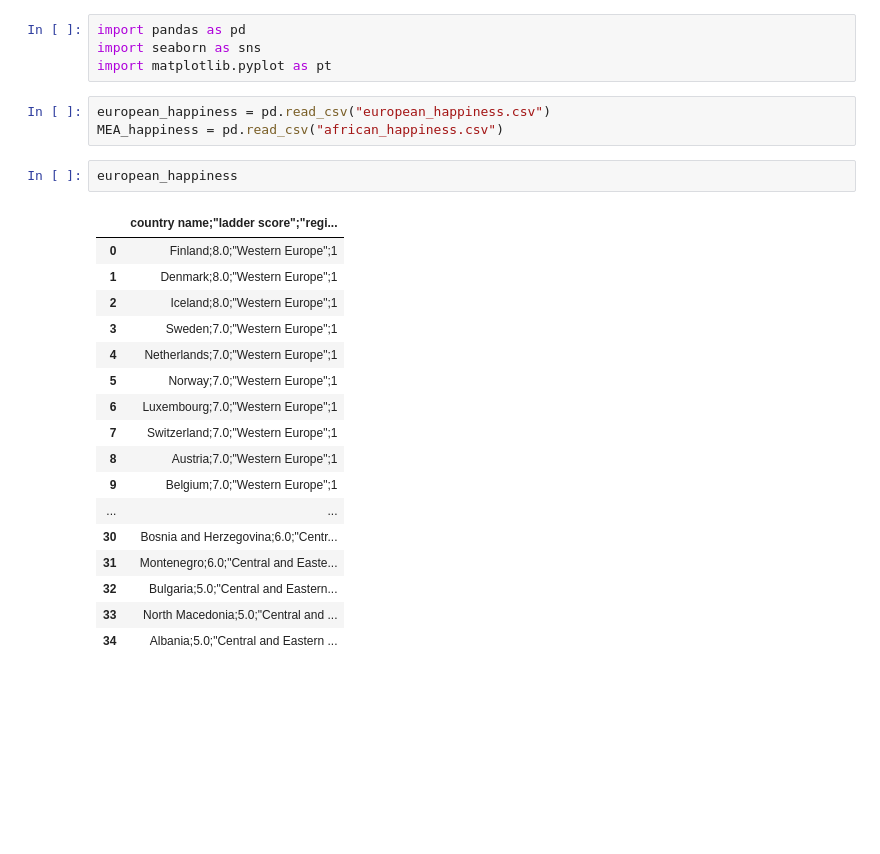
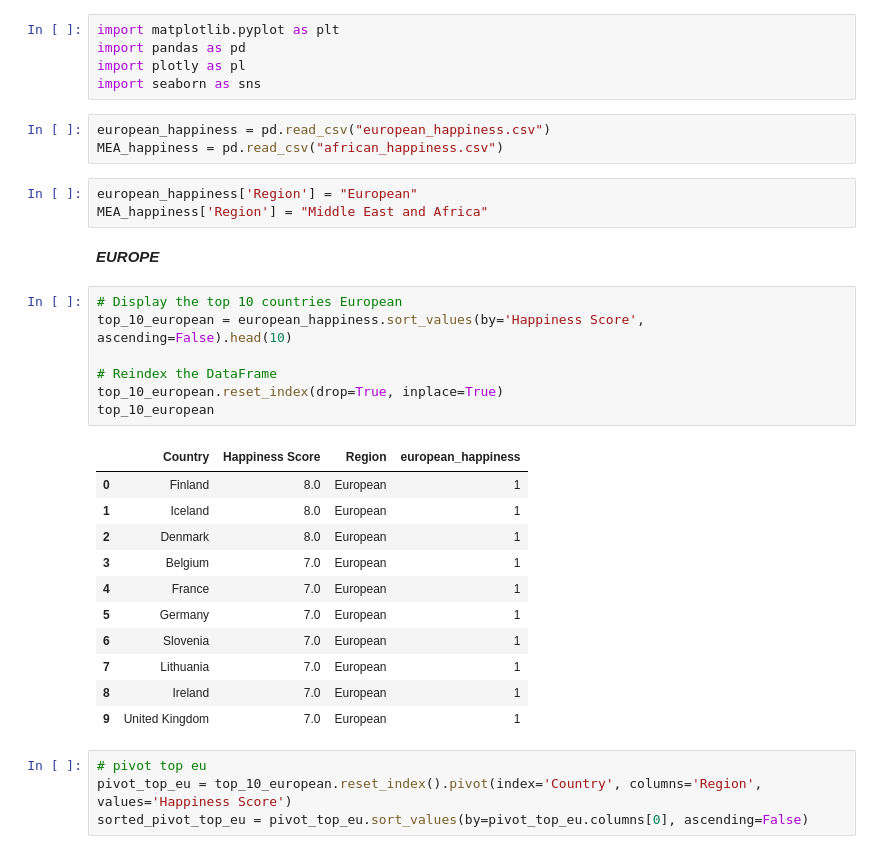
Before and after one commit to TimoLischke/sql-database, a Jupyter notebook: africa_european_happiness.ipynb, the cells around one changed output. Cells and saved outputs as stored; diff of their text form; blank space fills up the shorter version.

```diff
--- a/africa_european_happiness.ipynb
+++ b/africa_european_happiness.ipynb
@@ -1,27 +1,36 @@
 # %%
+import matplotlib.pyplot as plt
 import pandas as pd
+import plotly as pl
 import seaborn as sns
-import matplotlib.pyplot as pt
 # %%
 european_happiness = pd.read_csv("european_happiness.csv")
 MEA_happiness = pd.read_csv("african_happiness.csv")
-# %%
-european_happiness
-# %% [output]
-|  | country name;"ladder score";"regi... |
-| 0 | Finland;8.0;"Western Europe";1 |
-| 1 | Denmark;8.0;"Western Europe";1 |
-| 2 | Iceland;8.0;"Western Europe";1 |
-| 3 | Sweden;7.0;"Western Europe";1 |
-| 4 | Netherlands;7.0;"Western Europe";1 |
-| 5 | Norway;7.0;"Western Europe";1 |
-| 6 | Luxembourg;7.0;"Western Europe";1 |
-| 7 | Switzerland;7.0;"Western Europe";1 |
-| 8 | Austria;7.0;"Western Europe";1 |
-| 9 | Belgium;7.0;"Western Europe";1 |
-| ... | ... |
-| 30 | Bosnia and Herzegovina;6.0;"Centr... |
-| 31 | Montenegro;6.0;"Central and Easte... |
-| 32 | Bulgaria;5.0;"Central and Eastern... |
-| 33 | North Macedonia;5.0;"Central and ... |
-| 34 | Albania;5.0;"Central and Eastern ... |
+# %%
+european_happiness['Region'] = "European"
+MEA_happiness['Region'] = "Middle East and Africa"
+# %% [markdown]
+***EUROPE***
+# %%
+# Display the top 10 countries European
+top_10_european = european_happiness.sort_values(by='Happiness Score', ascending=False).head(10)
+
+# Reindex the DataFrame
+top_10_european.reset_index(drop=True, inplace=True)
+top_10_european
+# %% [output]
+|  | Country | Happiness Score | Region | european_happiness |
+| 0 | Finland | 8.0 | European | 1 |
+| 1 | Iceland | 8.0 | European | 1 |
+| 2 | Denmark | 8.0 | European | 1 |
+| 3 | Belgium | 7.0 | European | 1 |
+| 4 | France | 7.0 | European | 1 |
+| 5 | Germany | 7.0 | European | 1 |
+| 6 | Slovenia | 7.0 | European | 1 |
+| 7 | Lithuania | 7.0 | European | 1 |
+| 8 | Ireland | 7.0 | European | 1 |
+| 9 | United Kingdom | 7.0 | European | 1 |
+# %%
+# pivot top eu
+pivot_top_eu = top_10_european.reset_index().pivot(index='Country', columns='Region', values='Happiness Score')
+sorted_pivot_top_eu = pivot_top_eu.sort_values(by=pivot_top_eu.columns[0], ascending=False)
```
Also changed, not shown: parts of 15 cells of this notebook, 2 other files.
